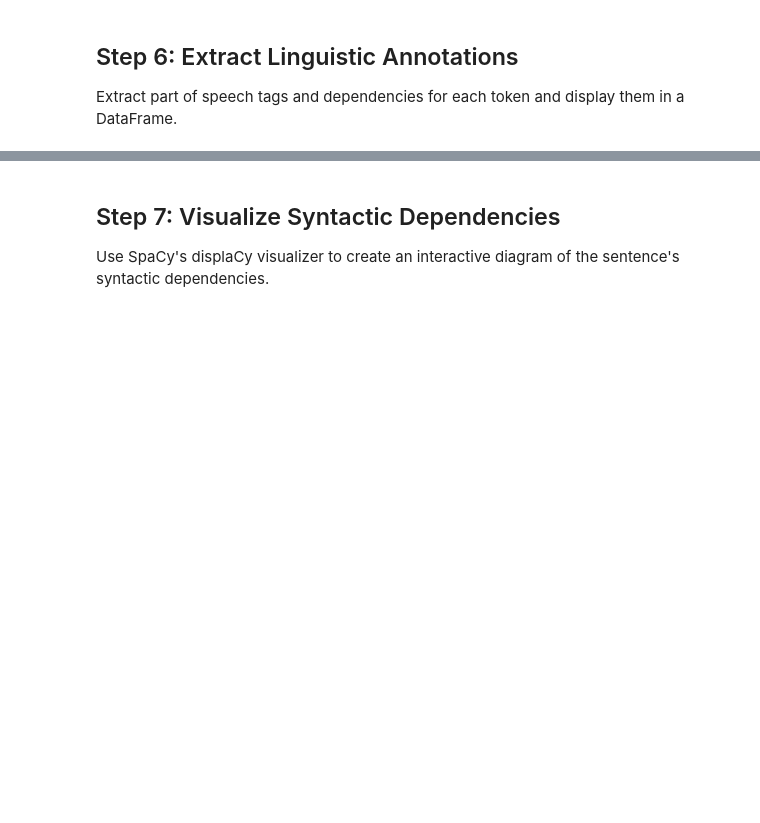
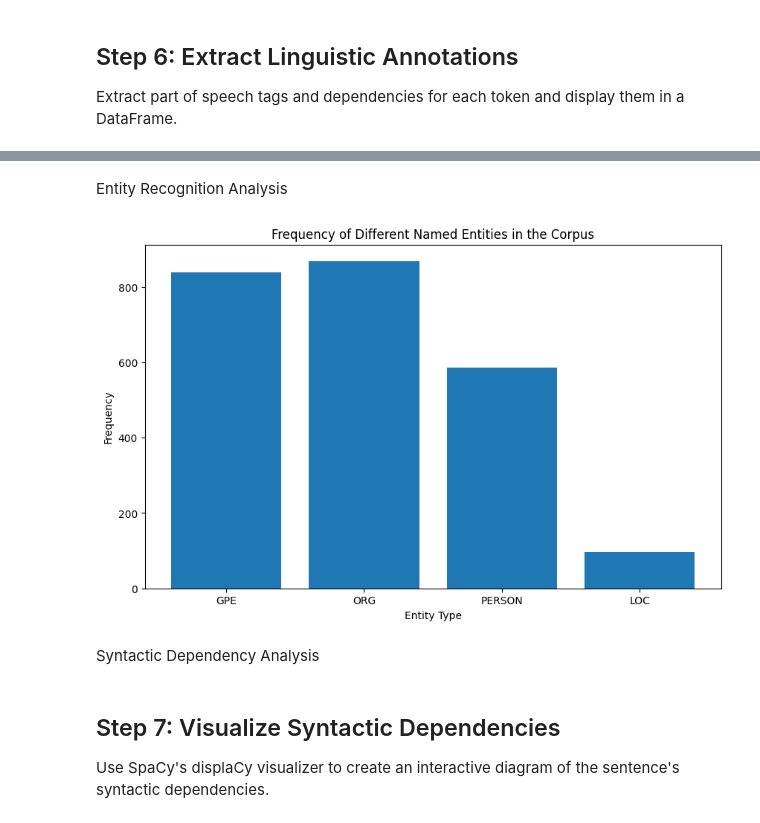
Before and after one commit to hannaschmueck/Session1_Visualisation_and_Summarisation, a Jupyter notebook: NoteBooks/3_Text_Summariser.ipynb, the cells around one changed output, grey strips where cells are left out. Cells and saved outputs as stored; diff of their text form; code cells hidden in the pictures; blank space fills up the shorter version.

```diff
--- a/NoteBooks/3_Text_Summariser.ipynb
+++ b/NoteBooks/3_Text_Summariser.ipynb
@@ -258,3 +471,27 @@ df_annotations
+# %% [markdown]
+Entity Recognition Analysis
+# %%
+# Extract entities from the corpus
+entity_labels = ['PERSON', 'ORG', 'GPE', 'LOC']
+entity_counts = Counter()
+
+for text in df['clean_content']:
+    doc = nlp(text)
+    entities = [ent.label_ for ent in doc.ents if ent.label_ in entity_labels]
+    entity_counts.update(entities)
+
+# Plot the frequency of different named entities
+labels, counts = zip(*entity_counts.items())
+plt.figure(figsize=(10, 6))
+plt.bar(labels, counts)
+plt.xlabel('Entity Type')
+plt.ylabel('Frequency')
+plt.title('Frequency of Different Named Entities in the Corpus')
+plt.show()
+# %% [output]
+[figure, added]
+# %% [markdown]
+Syntactic Dependency Analysis
 # %% [markdown]
 
 ## Step 7: Visualize Syntactic Dependencies
```
Also changed, not shown: parts of 76 cells of this notebook.
